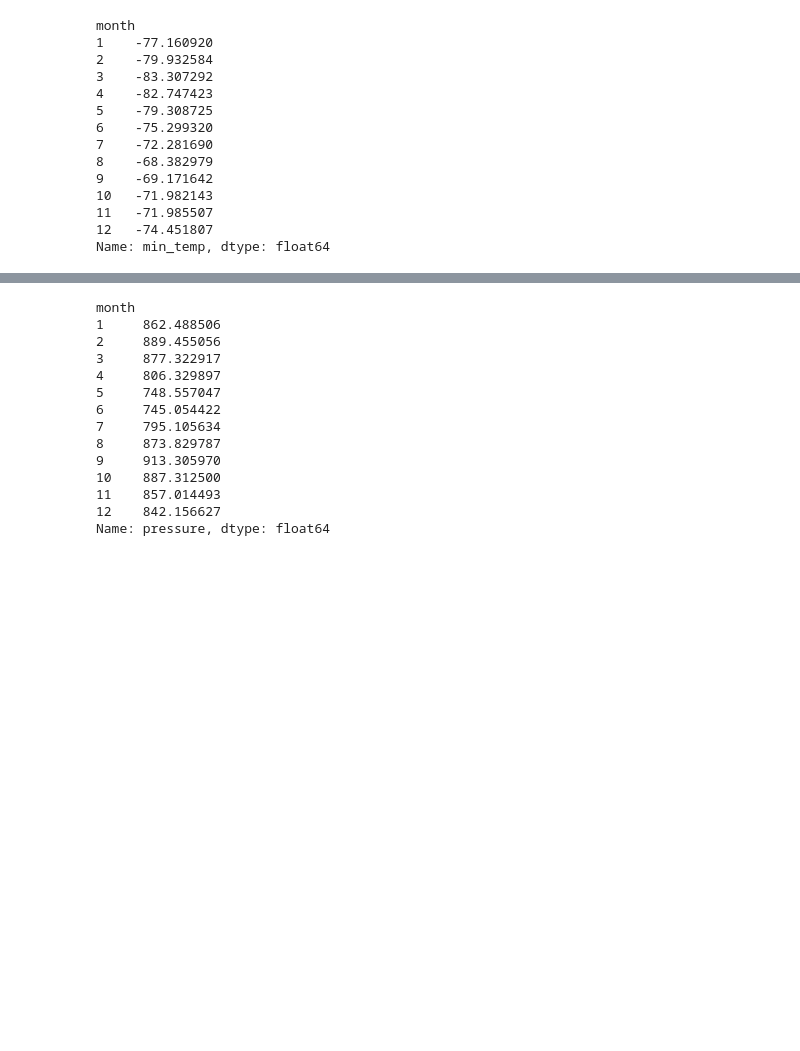
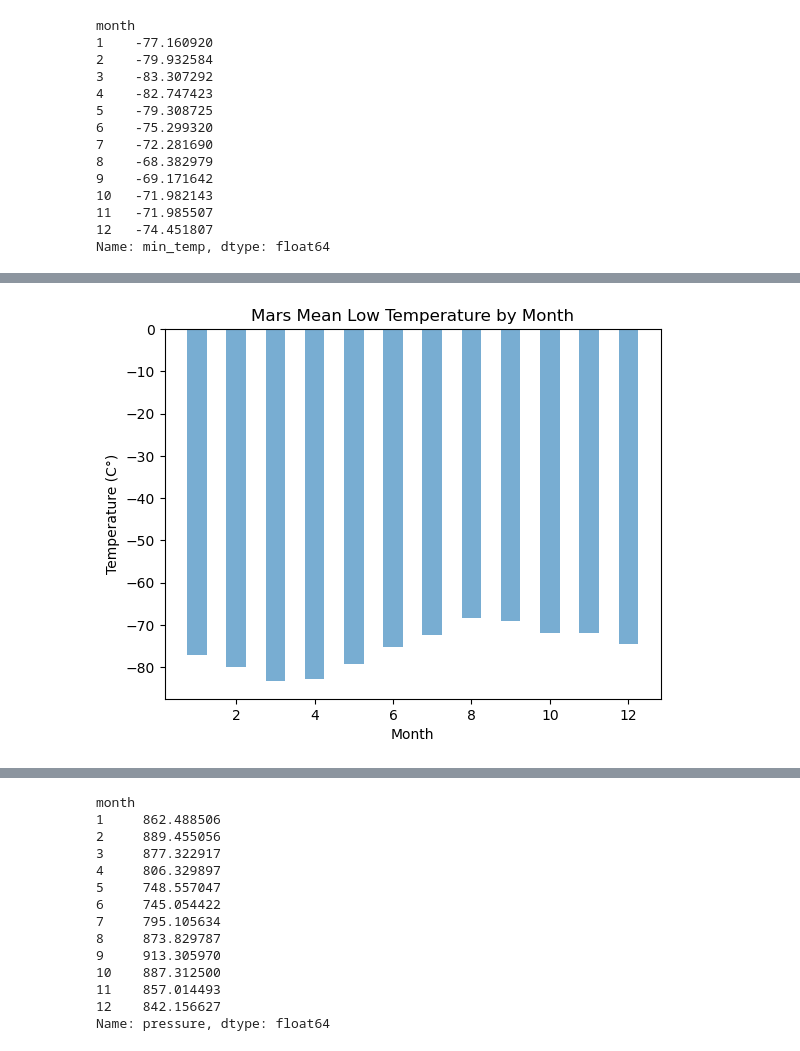
Before and after one commit to squiresbrett/Mars-Scraping, a Jupyter notebook: part_2_mars_weather.ipynb, the cells around one changed output, grey strips where cells are left out. Drawn from its saved outputs; the diff is of its cells as text; code cells hidden in the pictures; blank space fills up the shorter version.

```diff
--- a/part_2_mars_weather.ipynb
+++ b/part_2_mars_weather.ipynb
@@ -66,6 +63,13 @@ Assemble the scraped data into a Pandas DataFrame. The columns should have the s
 * `pressure`: The atmospheric pressure at Curiosity's location
 # %%
 # Create an empty list
-row_list = []
+mars_list = []
 # Loop through the scraped data to create a list of rows
-mars_weather = table.find(class_='th').text
+for row in table.find_all('tr', class_='data-row'):
+    columns = row.find_all('td')
+
+#Getting the text from each cell and adding it to the row data
+    mars_row_data = [cell.text for cell in columns]
+
+#Adding row data to the original list
+    mars_list.append(mars_row_data)
@@ -74,4 +76,7 @@ AttributeError: ResultSet object has no attribute 'find'. You're probably treati
 # %%
 # Create a Pandas DataFrame by using the list of rows and a list of the column names
+mars_columns = ['id', 'terrestrial_date', 'sol', 'ls', 'month', 'min_temp', 'pressure']
+
+mars_df = pd.DataFrame(mars_list, columns=mars_columns)
 # %%
 # Confirm DataFrame was created successfully
@@ -104,2 +109,10 @@ dtype: object
+# %%
+# Change data types for data analysis
+mars_df['terrestrial_date'] = pd.to_datetime(mars_df['terrestrial_date'])
+mars_df['sol'] = mars_df['sol'].astype('int64')
+mars_df['ls'] = mars_df['ls'].astype('int64')
+mars_df['month'] = mars_df['month'].astype('int64')
+mars_df['min_temp'] = mars_df['min_temp'].astype('float64')
+mars_df['pressure'] = mars_df['pressure'].astype('float64')
 # %%
 # Confirm type changes were successful by examining data types again
@@ -150,6 +168,8 @@ Name: month, dtype: int64
 1867
 # %%
 # 3. What is the average low temperature by month?
+avg_low = mars_df.groupby('month')['min_temp'].mean().sort_index()
+avg_low
 # %% [output]
 month
 1    -77.160920
@@ -175,0 +188,14 @@ Name: min_temp, dtype: float64
+# %%
+# Plot the average temperature by month
+fig, ax = plt.subplots()
+
+ax.bar(avg_low.index, avg_low.values, width=0.5, alpha=0.6)
+
+#Titles
+ax.set_title('Mars Mean Low Temperature by Month')
+ax.set_xlabel('Month')
+ax.set_ylabel('Temperature (C°)')
+
+plt.show()
+# %% [output]
+[figure, added]
```
Also changed, not shown: parts of 17 cells of this notebook, 3 other files.
